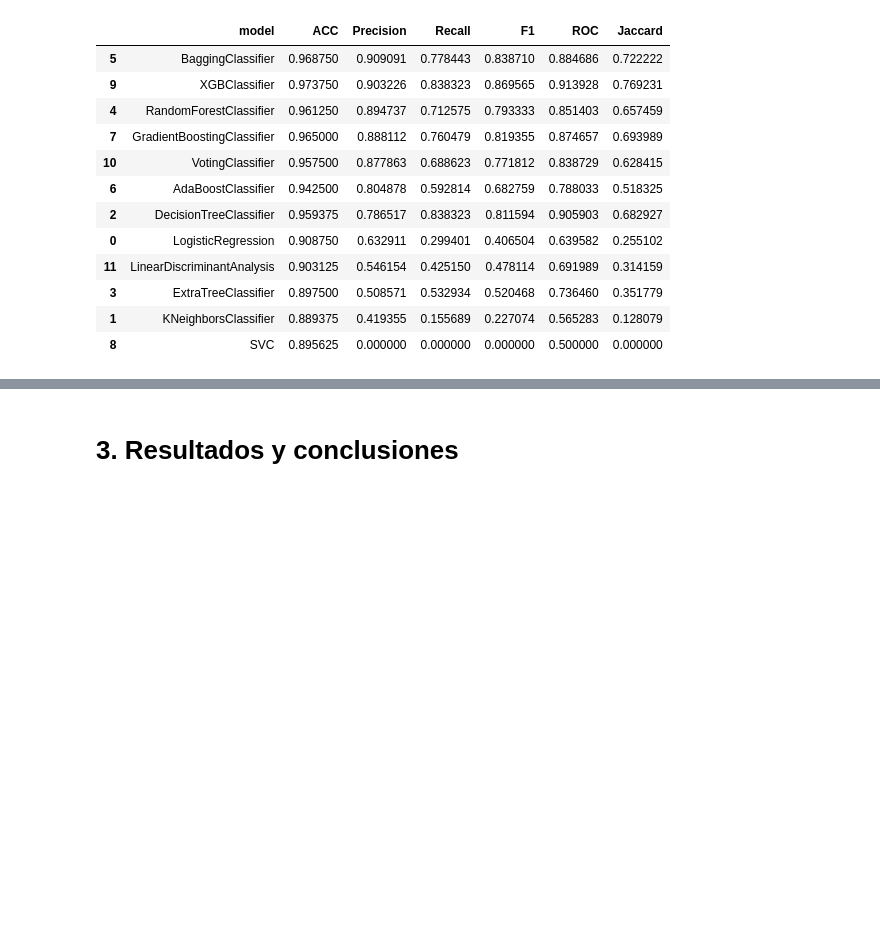
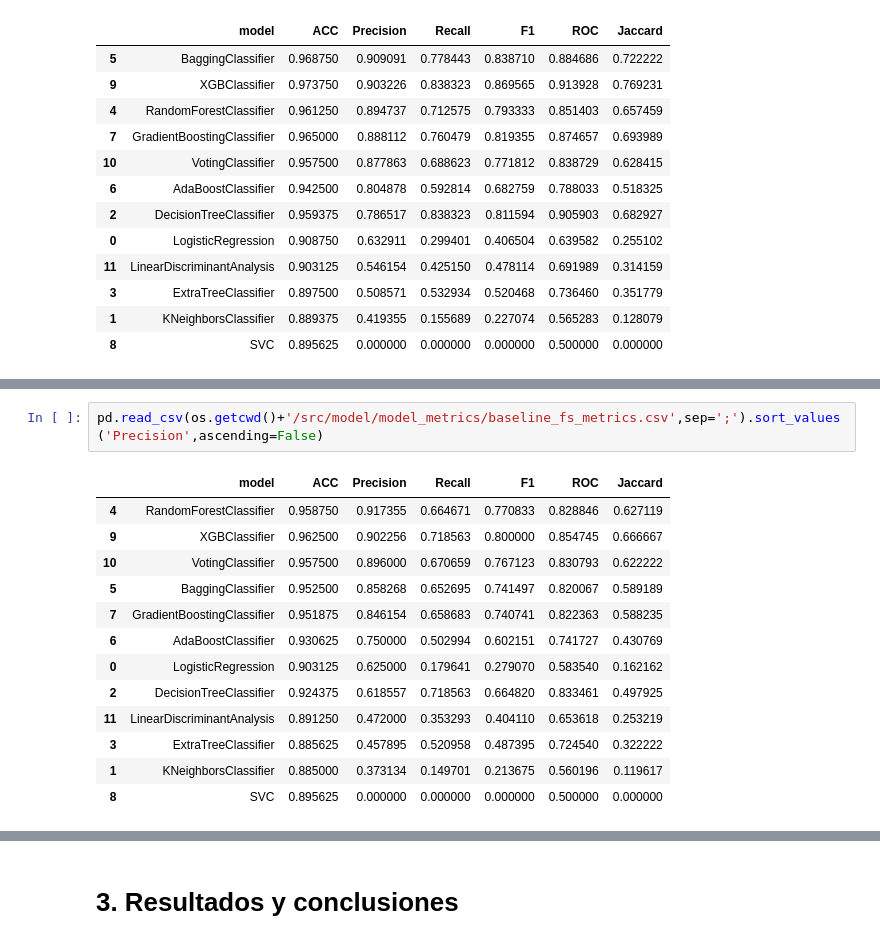
Before and after one commit to mcarlagg17/TBDS-ML_Clf_WaterQuality, a Jupyter notebook: Entrega_20220830_ML/proyect_resume.ipynb, the cells around one changed output, grey strips where cells are left out. Cells and saved outputs as stored; diff of their text form; blank space fills up the shorter version.

```diff
--- a/Entrega_20220830_ML/proyect_resume.ipynb
+++ b/Entrega_20220830_ML/proyect_resume.ipynb
@@ -69,0 +105,16 @@ pd.read_csv(os.getcwd()+'/src/model/model_metrics/metrics.csv',sep=';').sort_val
+# %%
+pd.read_csv(os.getcwd()+'/src/model/model_metrics/baseline_fs_metrics.csv',sep=';').sort_values('Precision',ascending=False)
+# %% [output]
+|  | model | ACC | Precision | Recall | F1 | ROC | Jaccard |
+| 4 | RandomForestClassifier | 0.958750 | 0.917355 | 0.664671 | 0.770833 | 0.828846 | 0.627119 |
+| 9 | XGBClassifier | 0.962500 | 0.902256 | 0.718563 | 0.800000 | 0.854745 | 0.666667 |
+| 10 | VotingClassifier | 0.957500 | 0.896000 | 0.670659 | 0.767123 | 0.830793 | 0.622222 |
+| 5 | BaggingClassifier | 0.952500 | 0.858268 | 0.652695 | 0.741497 | 0.820067 | 0.589189 |
+| 7 | GradientBoostingClassifier | 0.951875 | 0.846154 | 0.658683 | 0.740741 | 0.822363 | 0.588235 |
+| 6 | AdaBoostClassifier | 0.930625 | 0.750000 | 0.502994 | 0.602151 | 0.741727 | 0.430769 |
+| 0 | LogisticRegression | 0.903125 | 0.625000 | 0.179641 | 0.279070 | 0.583540 | 0.162162 |
+| 2 | DecisionTreeClassifier | 0.924375 | 0.618557 | 0.718563 | 0.664820 | 0.833461 | 0.497925 |
+| 11 | LinearDiscriminantAnalysis | 0.891250 | 0.472000 | 0.353293 | 0.404110 | 0.653618 | 0.253219 |
+| 3 | ExtraTreeClassifier | 0.885625 | 0.457895 | 0.520958 | 0.487395 | 0.724540 | 0.322222 |
+| 1 | KNeighborsClassifier | 0.885000 | 0.373134 | 0.149701 | 0.213675 | 0.560196 | 0.119617 |
+| 8 | SVC | 0.895625 | 0.000000 | 0.000000 | 0.000000 | 0.500000 | 0.000000 |
```
Also changed, not shown: parts of 9 cells of this notebook, 20 other files.
